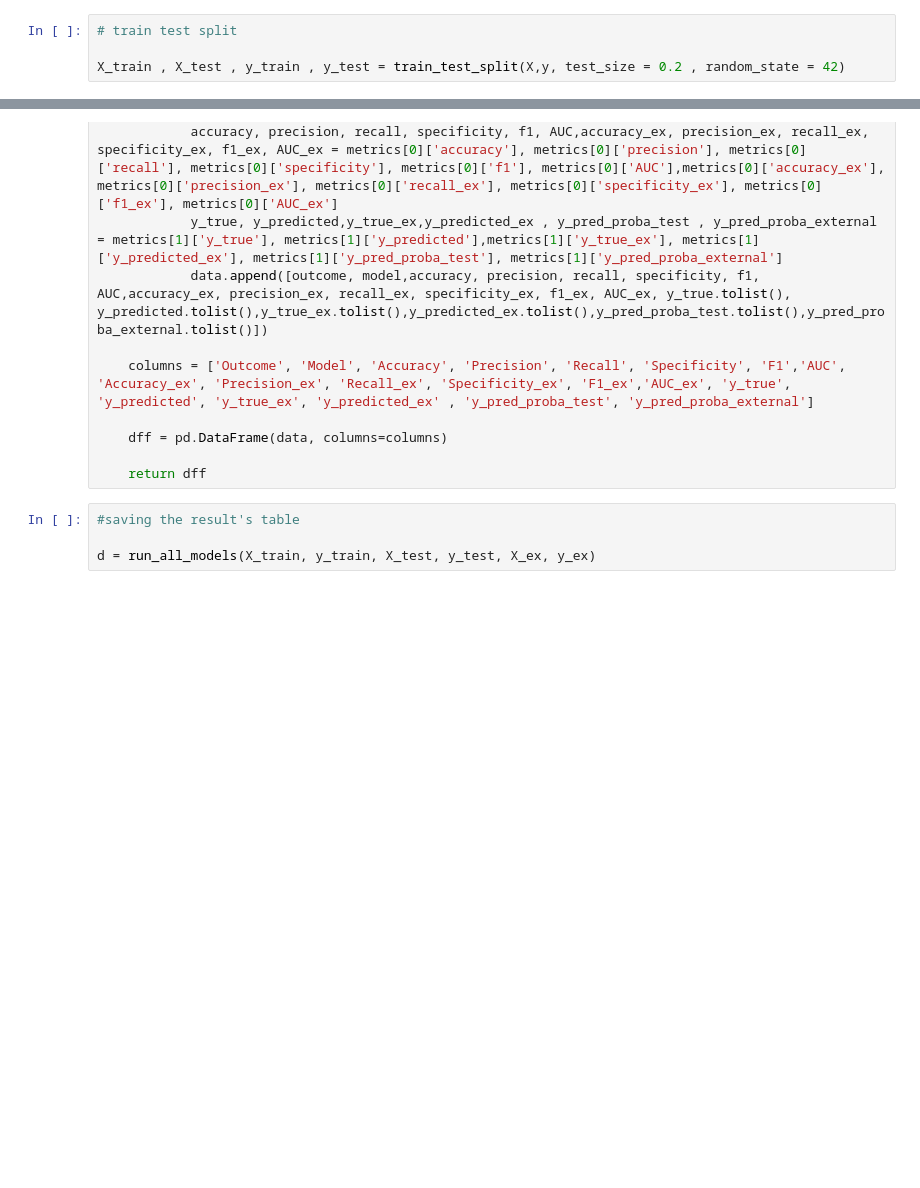
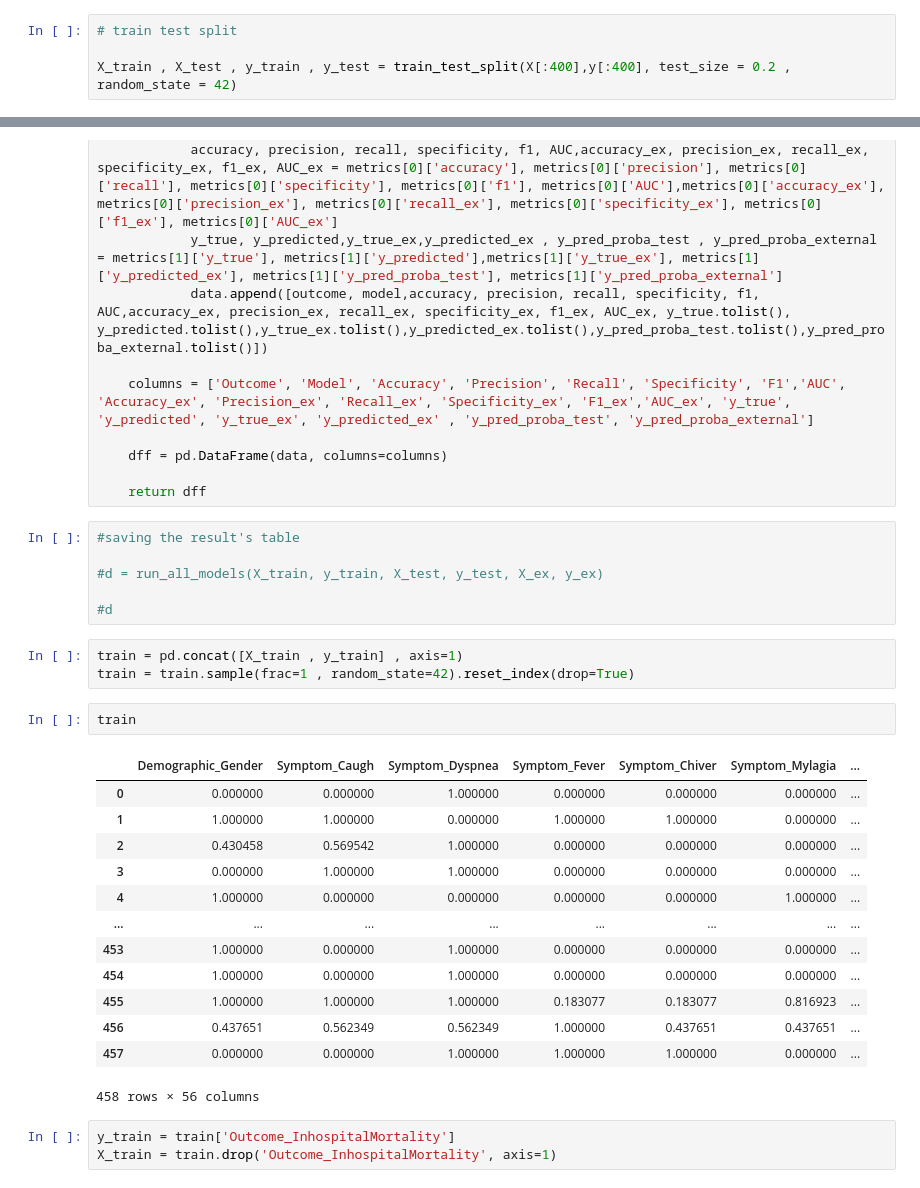
Before and after one commit to mohammad-gh009/Tehran_covid_Large-Language-Models-vs-Classical-Machine-learning, a Jupyter notebook: CML.ipynb, the cells around one changed output, grey strips where cells are left out. Cells and saved outputs as stored; diff of their text form; blank space fills up the shorter version.

```diff
--- a/CML.ipynb
+++ b/CML.ipynb
@@ -31,7 +31,7 @@ y_ex  = df_external_validation['Outcome_InhospitalMortality']
 # %%
 # train test split
 
-X_train , X_test , y_train , y_test = train_test_split(X,y, test_size = 0.2 , random_state = 42)
+X_train , X_test , y_train , y_test = train_test_split(X[:400],y[:400], test_size = 0.2 , random_state = 42)
 # %%
 # indicating numerical variables
 
@@ -762,4 +691,28 @@ def run_all_models(X_train, y_train, X_test, y_test, X_ex, y_ex):
 # %%
 #saving the result's table
 
-d = run_all_models(X_train, y_train, X_test, y_test, X_ex, y_ex)
+#d = run_all_models(X_train, y_train, X_test, y_test, X_ex, y_ex)
+
+#d
+# %%
+train = pd.concat([X_train , y_train] , axis=1)
+train = train.sample(frac=1 , random_state=42).reset_index(drop=True)
+# %%
+train
+# %% [output]
+|  | Demographic_Gender | Symptom_Caugh | Symptom_Dyspnea | Symptom_Fever | Symptom_Chiver | Symptom_Mylagia | ... |
+| 0 | 0.000000 | 0.000000 | 1.000000 | 0.000000 | 0.000000 | 0.000000 | ... |
+| 1 | 1.000000 | 1.000000 | 0.000000 | 1.000000 | 1.000000 | 0.000000 | ... |
+| 2 | 0.430458 | 0.569542 | 1.000000 | 0.000000 | 0.000000 | 0.000000 | ... |
+| 3 | 0.000000 | 1.000000 | 1.000000 | 0.000000 | 0.000000 | 0.000000 | ... |
+| 4 | 1.000000 | 0.000000 | 0.000000 | 0.000000 | 0.000000 | 1.000000 | ... |
+| ... | ... | ... | ... | ... | ... | ... | ... |
+| 453 | 1.000000 | 0.000000 | 1.000000 | 0.000000 | 0.000000 | 0.000000 | ... |
+| 454 | 1.000000 | 0.000000 | 1.000000 | 0.000000 | 0.000000 | 0.000000 | ... |
+| 455 | 1.000000 | 1.000000 | 1.000000 | 0.183077 | 0.183077 | 0.816923 | ... |
+| 456 | 0.437651 | 0.562349 | 0.562349 | 1.000000 | 0.437651 | 0.437651 | ... |
+| 457 | 0.000000 | 0.000000 | 1.000000 | 1.000000 | 1.000000 | 0.000000 | ... |
+458 rows × 56 columns
+# %%
+y_train = train['Outcome_InhospitalMortality']
+X_train = train.drop('Outcome_InhospitalMortality', axis=1)
```
Also changed, not shown: parts of 8 cells of this notebook, 17 other files.
